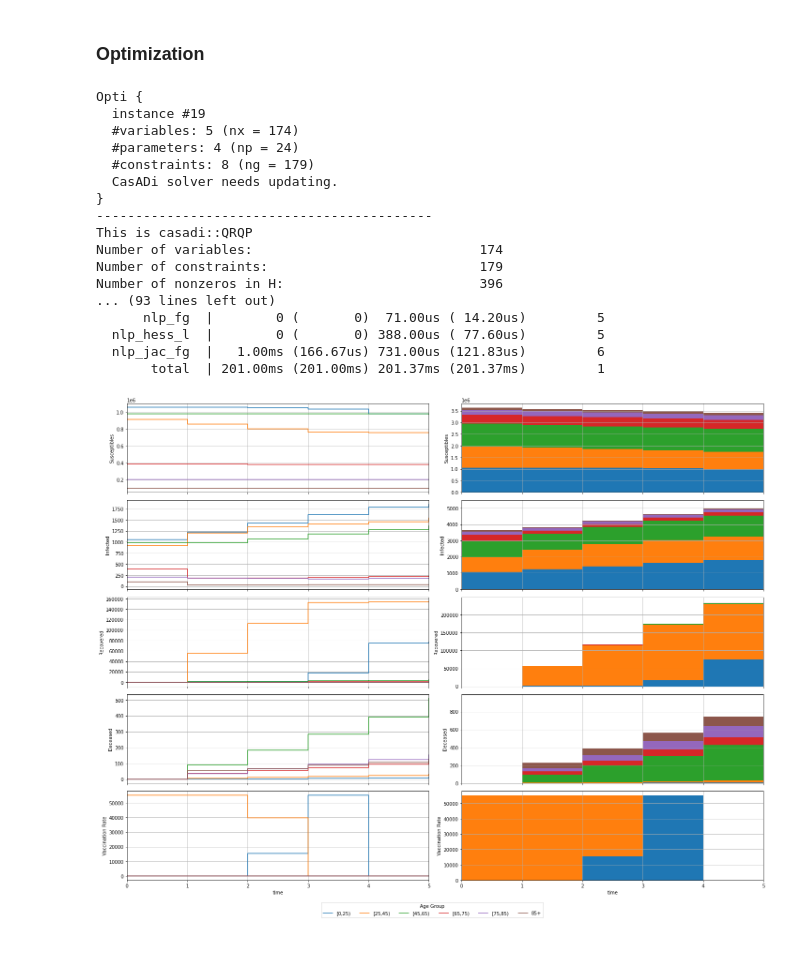
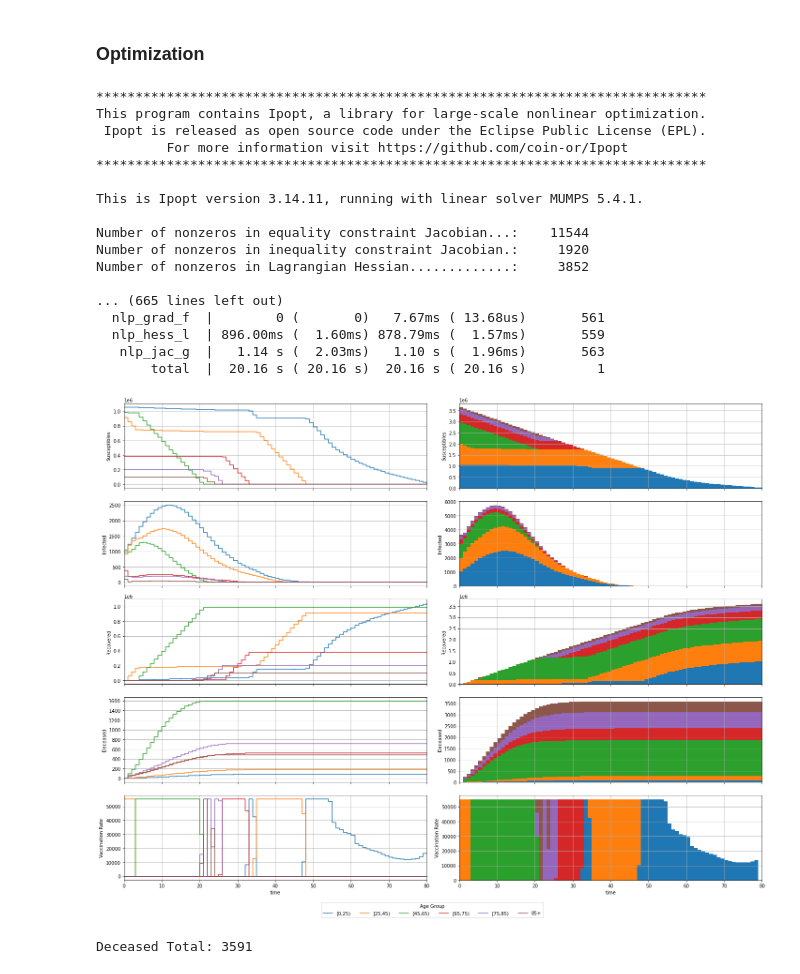
Before and after one commit to GuiBeal-Academy/MPC-COVID-19, a Jupyter notebook: README.ipynb, the cells around one changed output. Cells and saved outputs as stored; diff of their text form; code cells hidden in the pictures.

Commit message:
ipopt solver

```diff
--- a/README.ipynb
+++ b/README.ipynb
@@ -250,65 +250,59 @@ f:(X[24],U[6])->(X+[24]) MXFunction
 # %%
 opti = casadi.Opti()
 
-N = 5
+N = 80
 
 s = opti.variable(n_a, N + 1)
 i = opti.variable(n_a, N + 1)
 r = opti.variable(n_a, N + 1)
 d = opti.variable(n_a, N + 1)
 u = opti.variable(n_a, N)
 x = wrap(s, i, r, d)
 
 s_0 = opti.parameter(n_a,1)
 i_0 = opti.parameter(n_a,1)
 r_0 = opti.parameter(n_a,1)
 d_0 = opti.parameter(n_a,1)
 x_0 = wrap(s_0, i_0, r_0, d_0)
 
-opti.minimize(casadi.sumsqr(i))
+opti.minimize(0.1*casadi.sumsqr(i) + 0.9*casadi.sumsqr(d))
 
+opti.subject_to(x[:,0] == x_0) # initial conditions
 for k in range(N):
-  opti.subject_to(x[:,k + 1] == f(x[:,k], u[:,k]))
-opti.subject_to(opti.bounded(0,u,u_max))
-opti.subject_to(opti.bounded(0,casadi.sum1(u),u_max))
-opti.subject_to(x[:,0] == x_0)
+  opti.subject_to(x[:,k + 1] == f(x[:,k], u[:,k])) # dynamics
+  opti.subject_to(u[:,k] <= s[:,k]) # control limit
+opti.subject_to(opti.bounded(0,u,u_max)) # control limit
+opti.subject_to(opti.bounded(0,casadi.sum1(u),u_max)) # control limit
 
 opti.set_value(x_0, X_0)
 
-opti.solver('sqpmethod', {
-  'qpsol':'qrqp',
-#   # 'print_header':False,
-#   # 'print_iteration':False,
-#   # 'print_time':False,
-#   # 'qpsol_options':{
-#   #   'print_header':False,
-#   #   'print_iter':False,
-#   #   'print_info':False,
-#   # }
-})
+opti.solver('ipopt')
 
 sol = opti.solve()
 
 t_grid = range(N + 1)
 x_grid = sol.value(x)
 u_grid = np.hstack((sol.value(u), np.nan*np.ones((n_a,1))))
 plot(t_grid, x_grid, u_grid, discrete=True)
+
+print(f'Deceased Total: {sum(x_grid[3*n_a:4*n_a,-1]):.0f}')
 # %% [output]
-Opti {
-  instance #19
-  #variables: 5 (nx = 174)
-  #parameters: 4 (np = 24)
-  #constraints: 8 (ng = 179)
-  CasADi solver needs updating.
-}
--------------------------------------------
-This is casadi::QRQP
-Number of variables:                             174
-Number of constraints:                           179
-Number of nonzeros in H:                         396
-... (93 lines left out)
-      nlp_fg  |        0 (       0)  71.00us ( 14.20us)         5
-  nlp_hess_l  |        0 (       0) 388.00us ( 77.60us)         5
-  nlp_jac_fg  |   1.00ms (166.67us) 731.00us (121.83us)         6
-       total  | 201.00ms (201.00ms) 201.37ms (201.37ms)         1
+******************************************************************************
+This program contains Ipopt, a library for large-scale nonlinear optimization.
+ Ipopt is released as open source code under the Eclipse Public License (EPL).
+         For more information visit https://github.com/coin-or/Ipopt
+******************************************************************************
+
+This is Ipopt version 3.14.11, running with linear solver MUMPS 5.4.1.
+
+Number of nonzeros in equality constraint Jacobian...:    11544
+Number of nonzeros in inequality constraint Jacobian.:     1920
+Number of nonzeros in Lagrangian Hessian.............:     3852
+
+... (665 lines left out)
+  nlp_grad_f  |        0 (       0)   7.67ms ( 13.68us)       561
+  nlp_hess_l  | 896.00ms (  1.60ms) 878.79ms (  1.57ms)       559
+   nlp_jac_g  |   1.14 s (  2.03ms)   1.10 s (  1.96ms)       563
+       total  |  20.16 s ( 20.16 s)  20.16 s ( 20.16 s)         1
-[figure, old version]
+[figure, new version]
+Deceased Total: 3591
```
